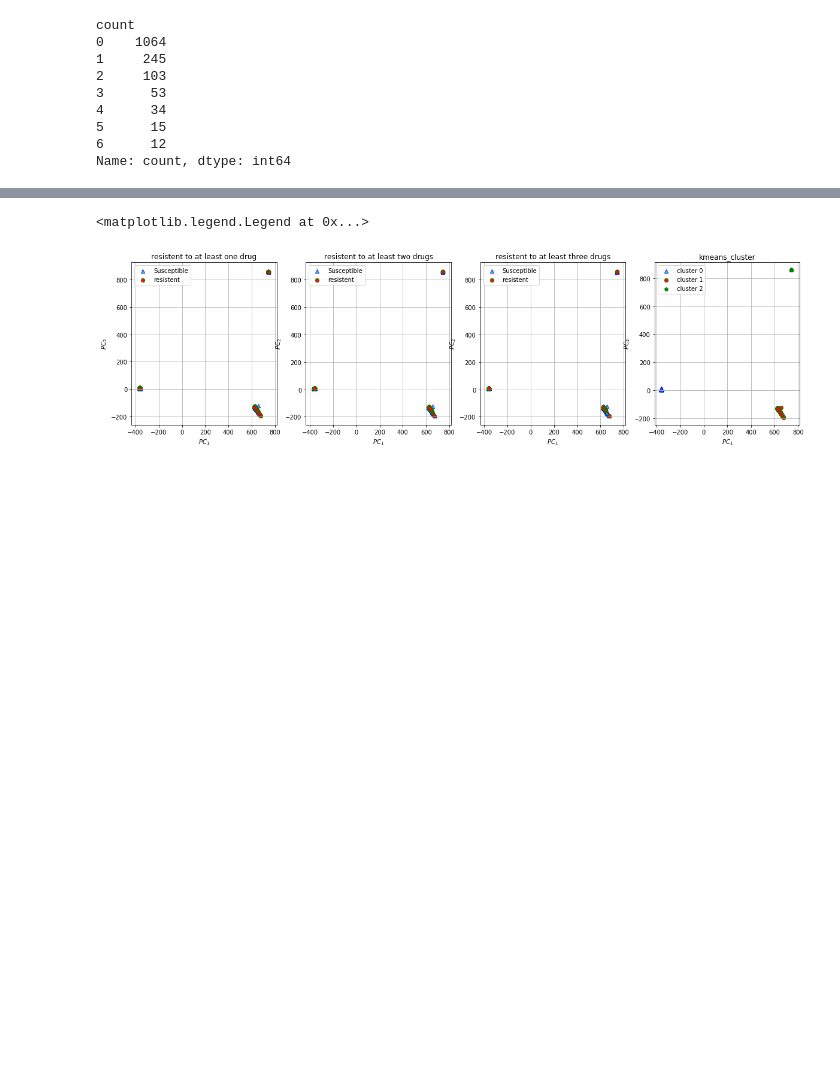
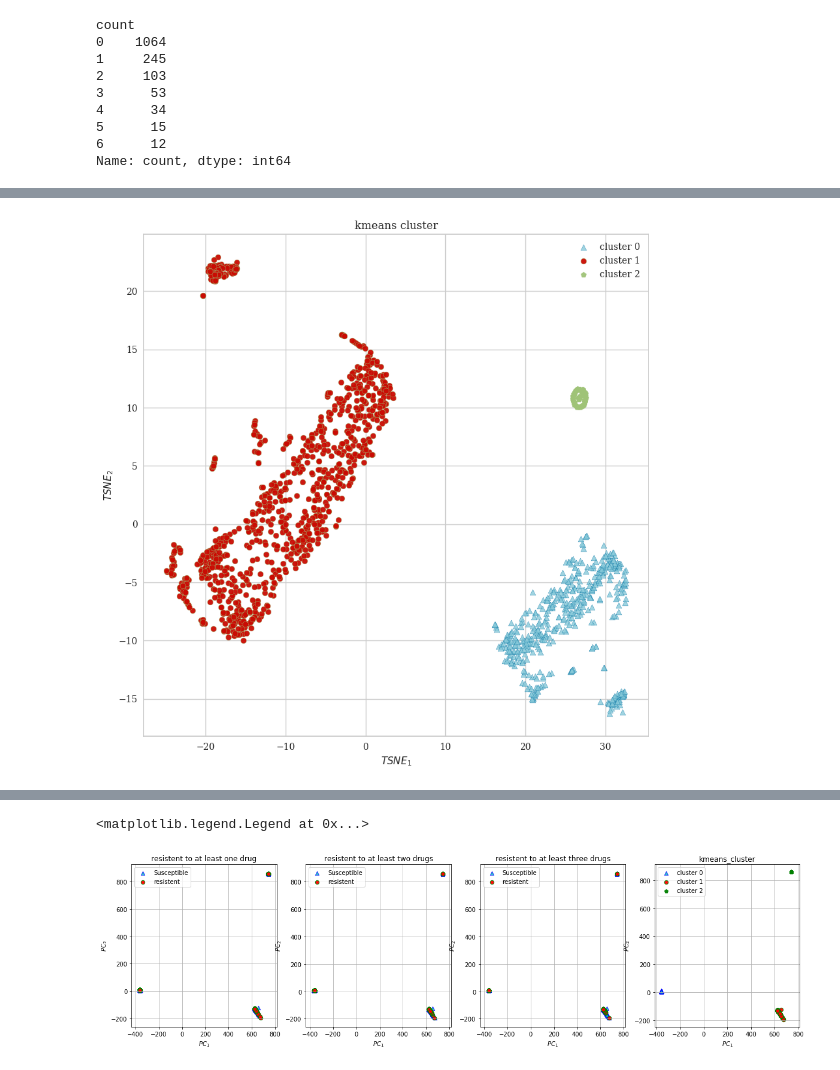
Before and after one commit to BigMasonFang/tb-project, a Jupyter notebook: 0720.ipynb, the cells around one changed output, grey strips where cells are left out. Saved outputs shown, nothing was run; the diff lists cells and outputs as text; code cells hidden in the pictures; blank space fills up the shorter version.

```diff
--- a/0720.ipynb
+++ b/0720.ipynb
@@ -79,3 +108,8 @@ newData=pca.fit_transform(new_df)
+# %%
+
+ploter.plot_Kmeans_on_tsne_data(t_sne_data, cluster)
+# %% [output]
+[figure, added]
 # %%
 fig = plt.figure(figsize=(20,5))
 ax1,ax2,ax3,ax4 = fig.subplots(1,4)
```
Also changed, not shown: parts of 23 cells of this notebook, 6 other files.
